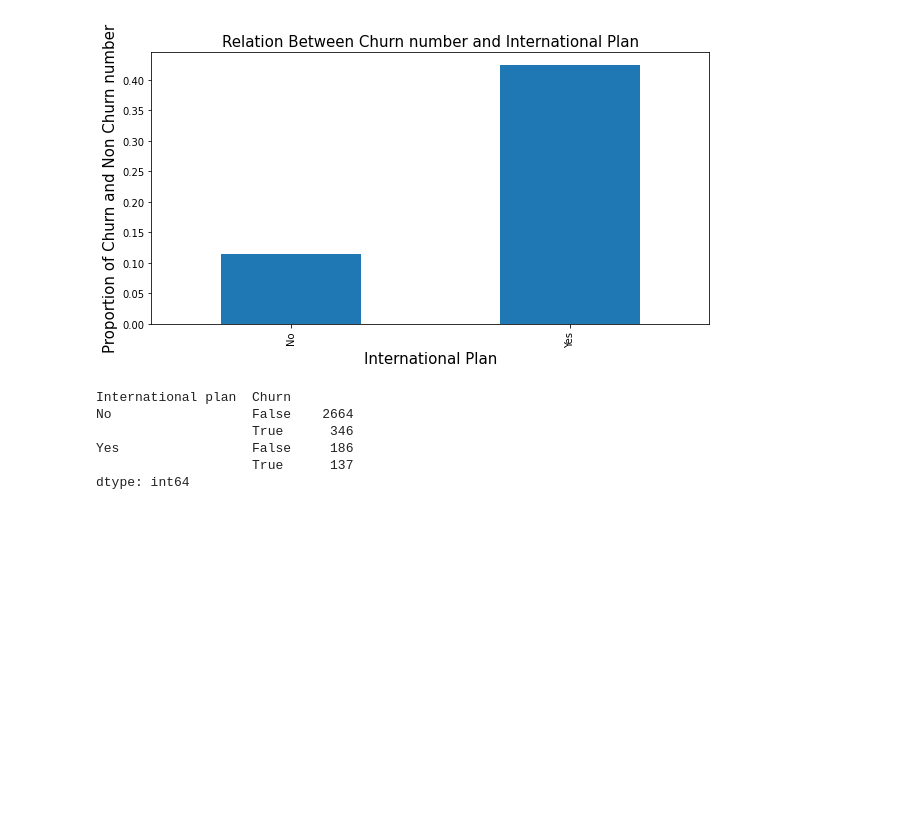
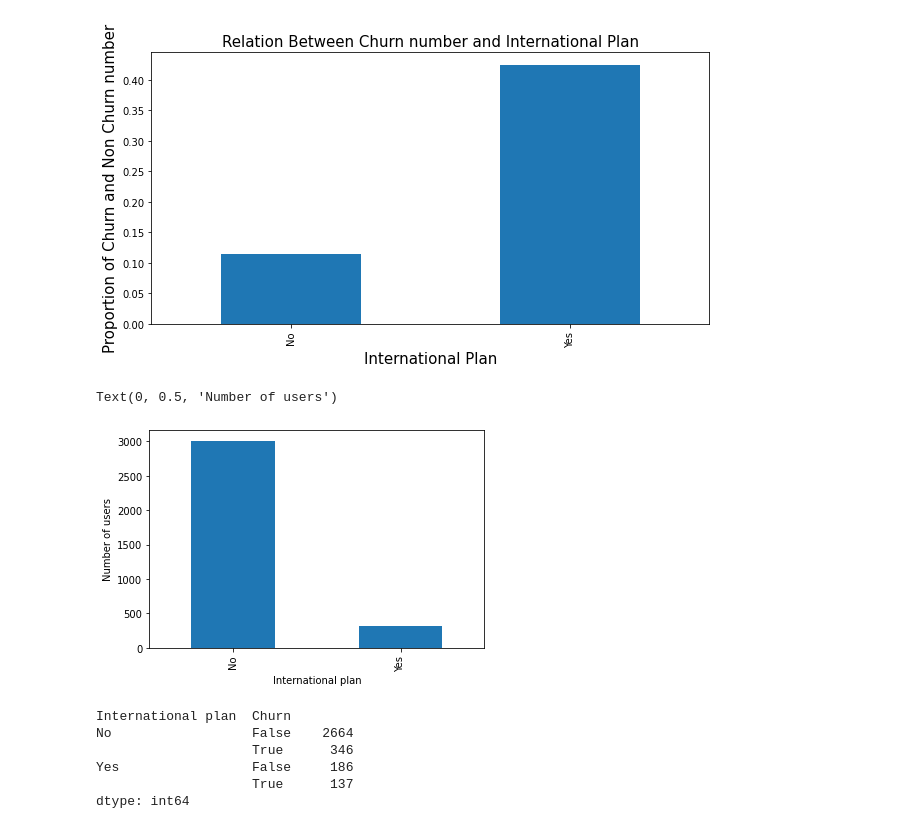
Before and after one commit to Nilanjan1807/Telecom-Churn-Analysis, a Jupyter notebook: Nilanjan_Chandra_Telecom_Churn_Analysis_Capstone_Project.ipynb, the cells around one changed output. Cells and saved outputs as stored; diff of their text form; code cells hidden in the pictures; blank space fills up the shorter version.

```diff
--- a/Nilanjan_Chandra_Telecom_Churn_Analysis_Capstone_Project.ipynb
+++ b/Nilanjan_Chandra_Telecom_Churn_Analysis_Capstone_Project.ipynb
@@ -358,6 +395,15 @@ plt.xlabel('International Plan',Fontsize=15)
 plt.show()
 # %% [output]
 [figure]
+# %%
+International_plan = df['International plan'].value_counts()
+
+International_plan.plot(kind = 'bar')
+plt.xlabel('International plan')
+plt.ylabel('Number of users')
+# %% [output]
+Text(0, 0.5, 'Number of users')
+[figure, added]
 # %%
 International_plan=df.groupby(['International plan', 'Churn']).size()
 International_plan
```
Also changed, not shown: parts of 9 cells of this notebook.
